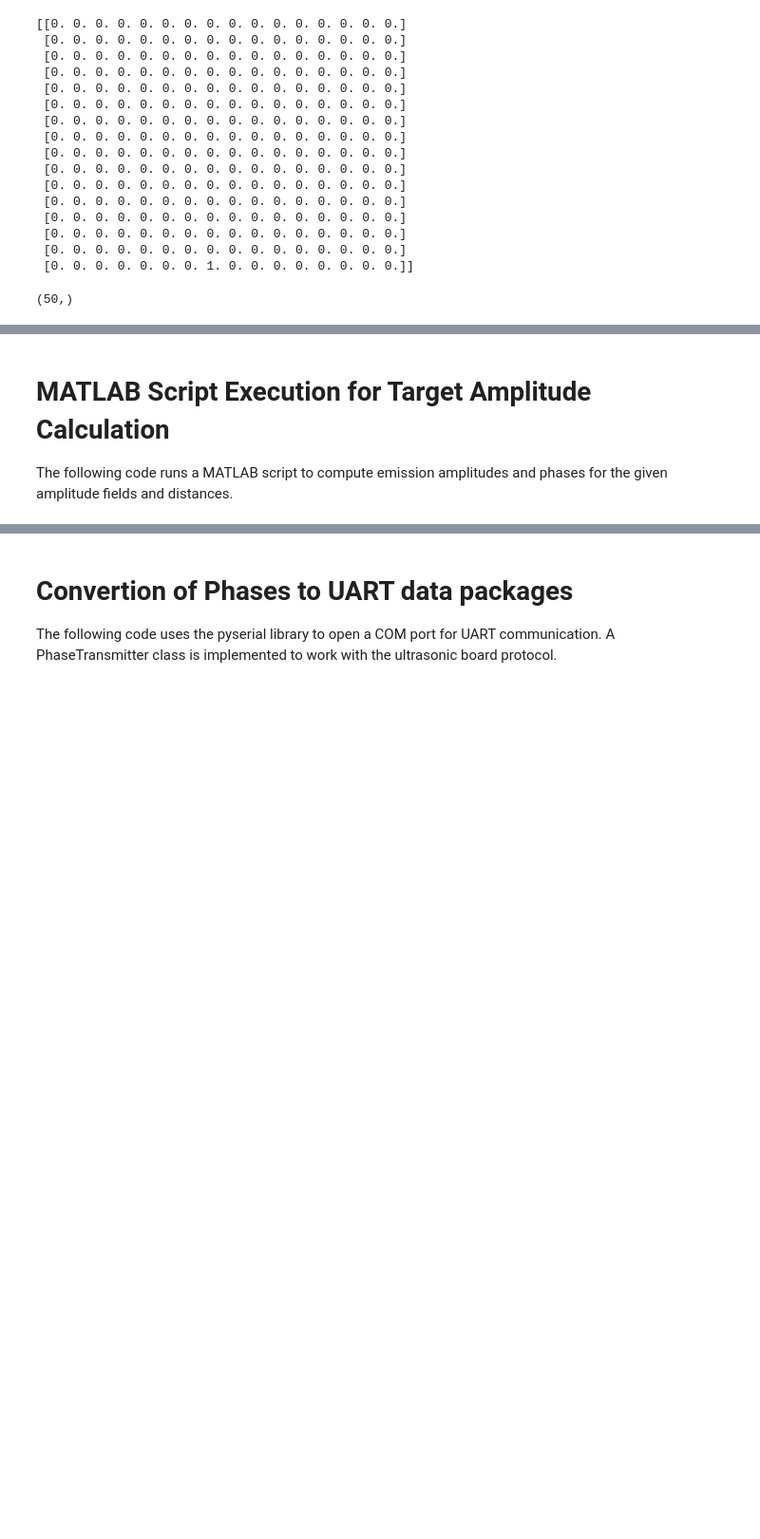
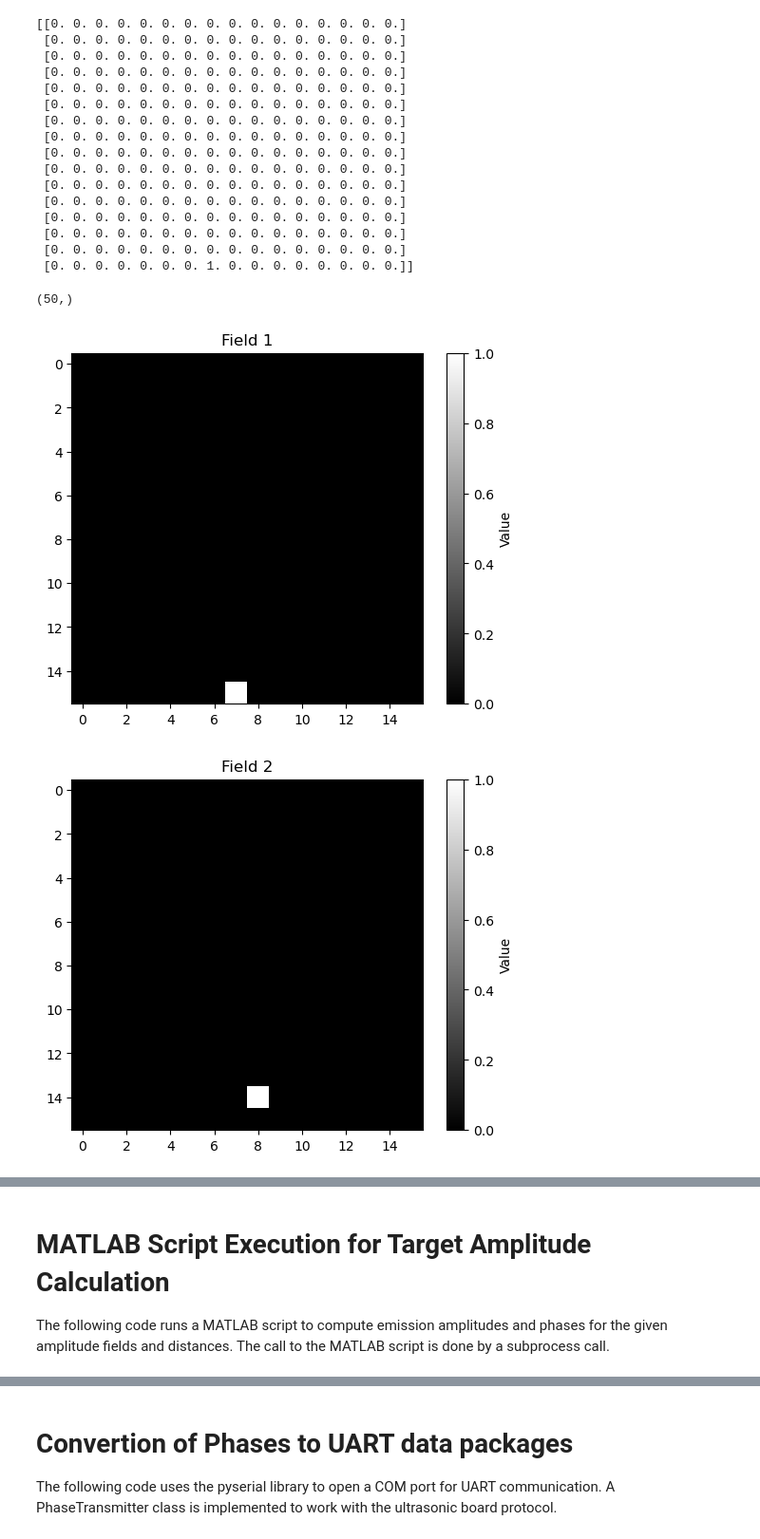
Before and after one commit to LeonardoSchoch/UltrasonicHapticsBoard, a Jupyter notebook: test.ipynb, the cells around one changed output, grey strips where cells are left out. Shown: that part at 95% size. Drawn from its saved outputs; the diff is of its cells as text; code cells hidden in the pictures; blank space fills up the shorter version.

```diff
--- a/test.ipynb
+++ b/test.ipynb
@@ -318,3 +318,19 @@ print(fields[0])
 distances.shape
 # %% [output]
 (50,)
+# %%
+def plot_fields(fields):
+    num_fields = fields.shape[0]  # Number of fields to plot
+
+    # Loop over each matrix and create a plot
+    for i in range(num_fields):
+        plt.figure()
+        plt.imshow(fields[i], cmap='gray', interpolation='nearest')
+        plt.title(f'Field {i+1}')
+        plt.colorbar(label='Value')
+        plt.show()
+# %%
+plot_fields(fields[:5])
+# %% [output]
+[figure, added]
+[figure, added]
@@ -321,4 +340,4 @@ distances.shape
 # %% [markdown]
 # MATLAB Script Execution for Target Amplitude Calculation
 
-The following code runs a MATLAB script to compute emission amplitudes and phases for the given amplitude fields and distances.
+The following code runs a MATLAB script to compute emission amplitudes and phases for the given amplitude fields and distances. The call to the MATLAB script is done by a subprocess call.
```
Also changed, not shown: parts of 10 cells of this notebook.
